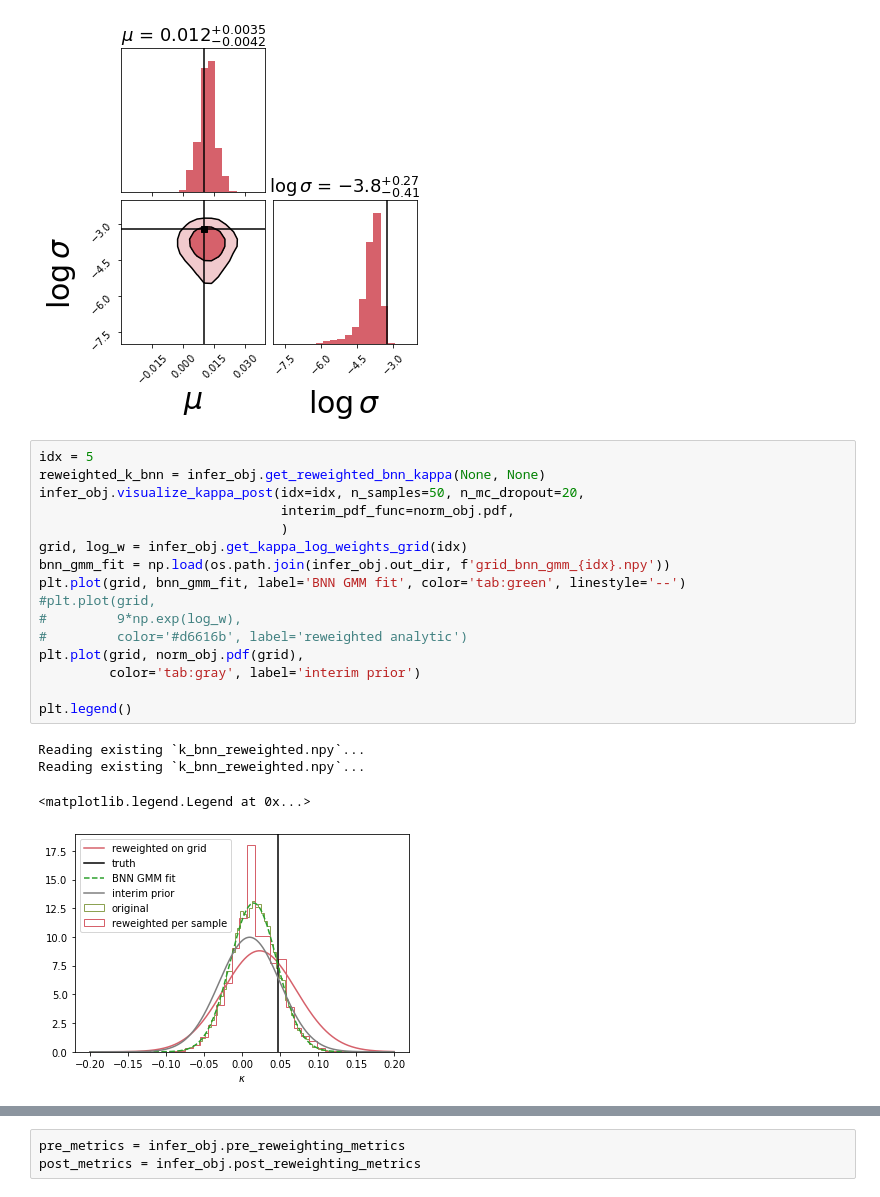
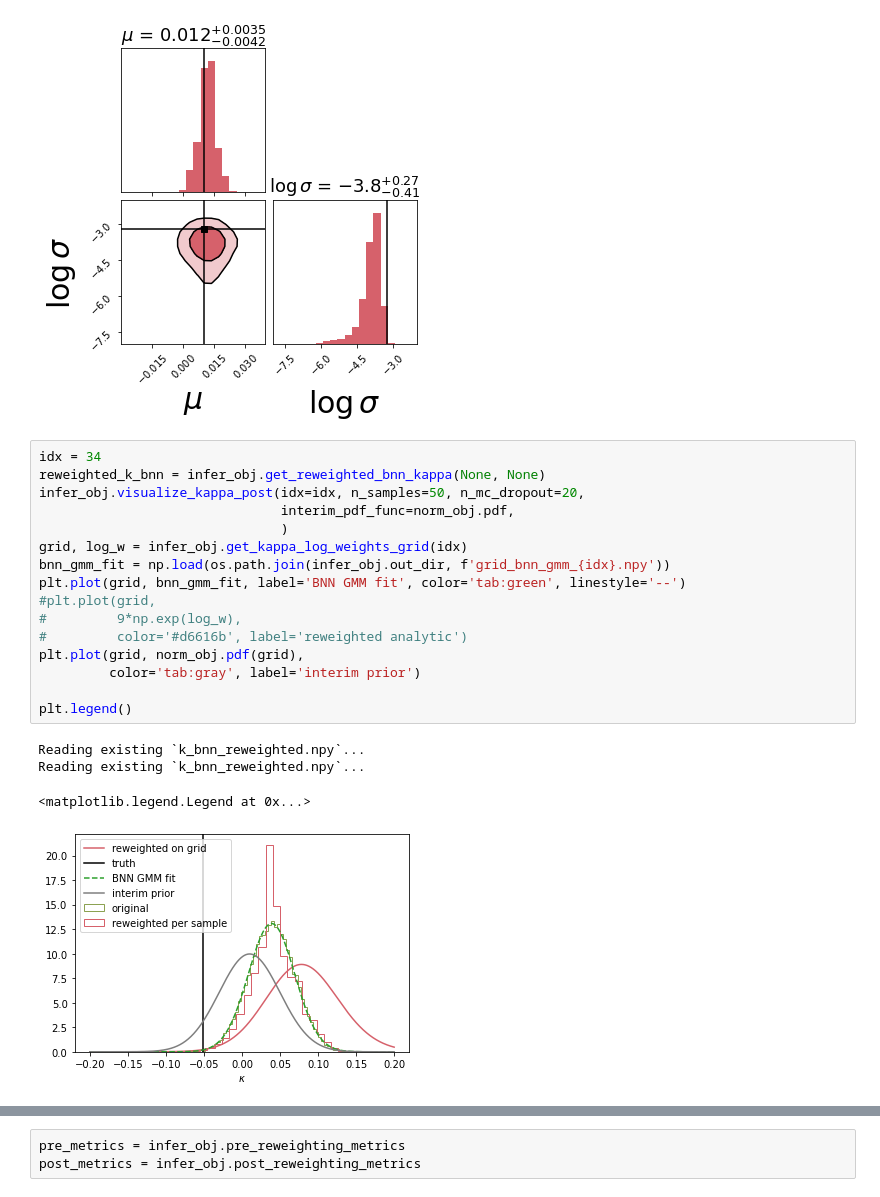
Before and after one commit to jiwoncpark/node-to-joy, a Jupyter notebook: demo/Hierarchical_Inference_Validation.ipynb, the cells around one changed output, grey strips where cells are left out. Cells and saved outputs as stored; diff of their text form.

```diff
--- a/demo/Hierarchical_Inference_Validation.ipynb
+++ b/demo/Hierarchical_Inference_Validation.ipynb
@@ -211,23 +212,23 @@ infer_obj.visualize_omega_post(log_idx=None,
 # %% [output]
 [figure]
 # %%
-idx = 5
+idx = 34
 reweighted_k_bnn = infer_obj.get_reweighted_bnn_kappa(None, None)
 infer_obj.visualize_kappa_post(idx=idx, n_samples=50, n_mc_dropout=20,
                                interim_pdf_func=norm_obj.pdf,
                                )
 grid, log_w = infer_obj.get_kappa_log_weights_grid(idx)
 bnn_gmm_fit = np.load(os.path.join(infer_obj.out_dir, f'grid_bnn_gmm_{idx}.npy'))
 plt.plot(grid, bnn_gmm_fit, label='BNN GMM fit', color='tab:green', linestyle='--')
 #plt.plot(grid,
 #         9*np.exp(log_w),
 #         color='#d6616b', label='reweighted analytic')
 plt.plot(grid, norm_obj.pdf(grid),
          color='tab:gray', label='interim prior')
 
 plt.legend()
 # %% [output]
 Reading existing `k_bnn_reweighted.npy`...
 Reading existing `k_bnn_reweighted.npy`...
 <matplotlib.legend.Legend at 0x...>
-[figure, old version]
+[figure, new version]
```
Also changed, not shown: parts of 5 cells of this notebook, 1 other file.
